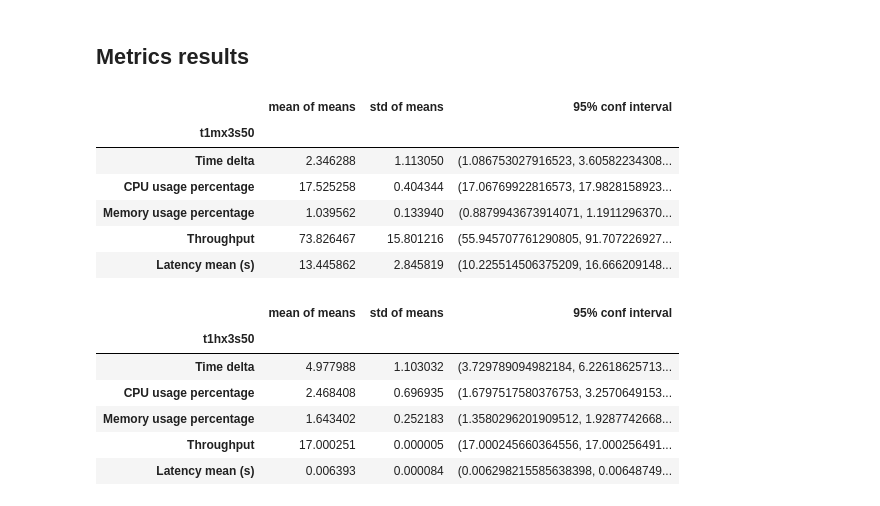
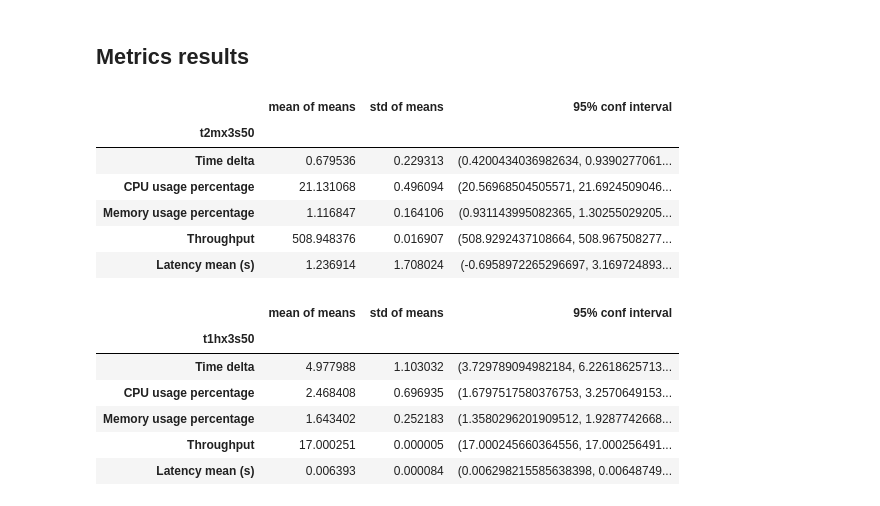
Before and after one commit to v1dmon/data, a Jupyter notebook: benchmark/010823-174610-sockshop-1h-50/analysis/sockshop.ipynb, the cells around one changed output. Drawn from its saved outputs; the diff is of its cells as text; code cells hidden in the pictures.

```diff
--- a/benchmark/010823-174610-sockshop-1h-50/analysis/sockshop.ipynb
+++ b/benchmark/010823-174610-sockshop-1h-50/analysis/sockshop.ipynb
@@ -22,16 +22,16 @@ import sockshop_t1hx3s50 as t1hx3
 # %% [markdown]
 ## Metrics results
 # %%
-t1mx3_results = pd.concat([t1mx3.timedelta_results, t1mx3.cpu_usage_results, t1mx3.memory_usage_results, \
-                           t1mx3.throughput_results, t1mx3.latency_mean_results])
-t1mx3_results.index.name = "t1mx3s50"
-t1mx3_results
+t2mx3_results = pd.concat([t2mx3.timedelta_results, t2mx3.cpu_usage_results, t2mx3.memory_usage_results, \
+                           t2mx3.throughput_results, t2mx3.latency_mean_results])
+t2mx3_results.index.name = "t2mx3s50"
+t2mx3_results
 # %% [output]
 |  | mean of means | std of means | 95% conf interval |
-| t1mx3s50 |  |  |  |
-| Time delta | 2.346288 | 1.113050 | (1.086753027916523, 3.60582234308... |
-| CPU usage percentage | 17.525258 | 0.404344 | (17.06769922816573, 17.9828158923... |
-| Memory usage percentage | 1.039562 | 0.133940 | (0.8879943673914071, 1.1911296370... |
-| Throughput | 73.826467 | 15.801216 | (55.945707761290805, 91.707226927... |
-| Latency mean (s) | 13.445862 | 2.845819 | (10.225514506375209, 16.666209148... |
+| t2mx3s50 |  |  |  |
+| Time delta | 0.679536 | 0.229313 | (0.4200434036982634, 0.9390277061... |
+| CPU usage percentage | 21.131068 | 0.496094 | (20.56968504505571, 21.6924509046... |
+| Memory usage percentage | 1.116847 | 0.164106 | (0.931143995082365, 1.30255029205... |
+| Throughput | 508.948376 | 0.016907 | (508.9292437108664, 508.967508277... |
+| Latency mean (s) | 1.236914 | 1.708024 | (-0.6958972265296697, 3.169724893... |
 # %%
```
Also changed, not shown: parts of 20 cells of this notebook, 17 other files.
